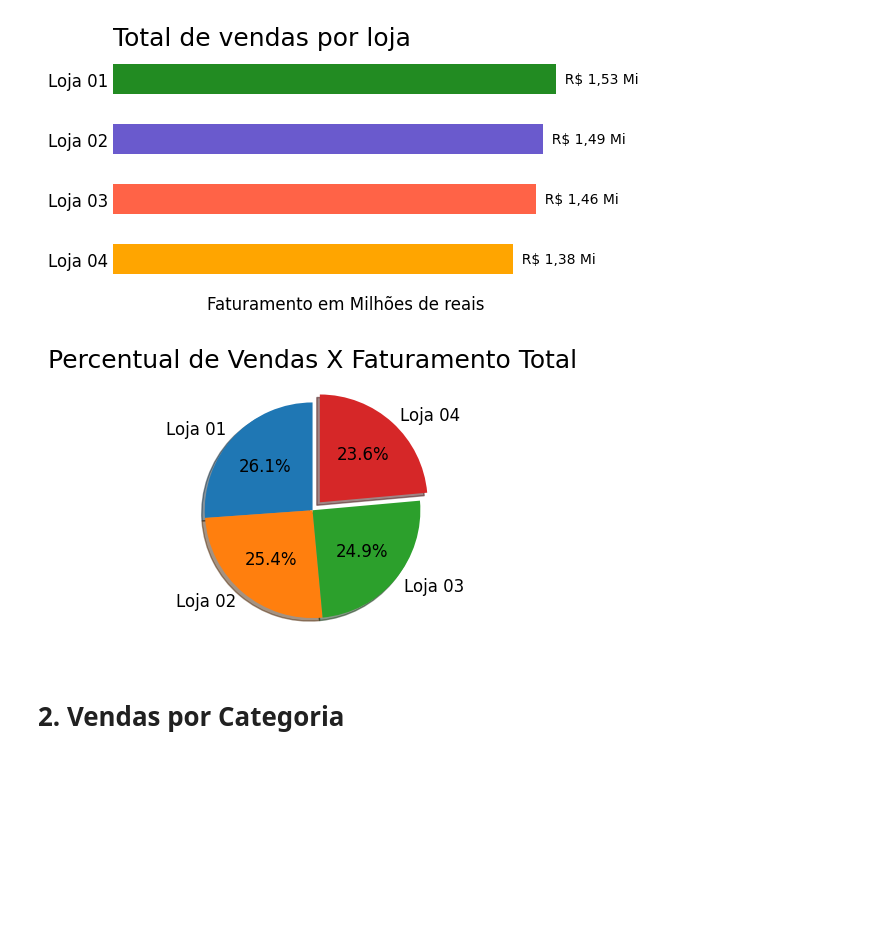
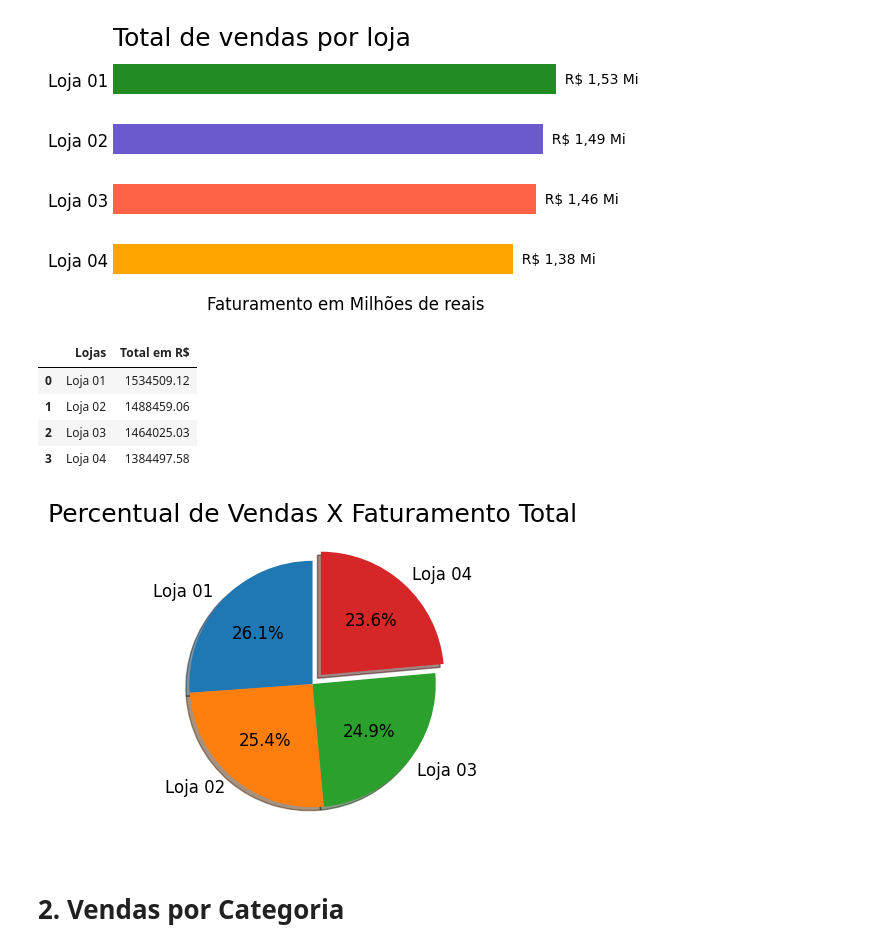
Before and after one commit to carlos-000-carlos/Challenge_1-Alura_Store-Cabral, a Jupyter notebook: AluraStoreBr.ipynb, the cells around one changed output. Cells and saved outputs as stored; diff of their text form; code cells hidden in the pictures; blank space fills up the shorter version.

```diff
--- a/AluraStoreBr.ipynb
+++ b/AluraStoreBr.ipynb
@@ -155,20 +155,30 @@ for i in range(len(lojas)):
 
 s = pd.DataFrame(s)
 s.columns = ['Lojas', 'Total em R$']
-
-serie_pizza = s.set_index('Lojas')['Total em R$']
-
-# 3. Plote o gráfico de pizza
-plt.figure(figsize=(12, 3.5)) # Define o tamanho da figura
-explode = (0, 0, 0, 0.1)
-serie_pizza.plot(kind='pie', fontsize = 12, autopct='%1.1f%%',
-                 shadow=True, explode = explode, startangle=90)
-
-plt.title('Percentual de Vendas X Faturamento Total', fontsize = 18)
-plt.ylabel('') # Remove o rótulo do , eixo Y
-plt.show()
+s
 # %% [output]
-[figure, removed]
+|  | Lojas | Total em R$ |
+| 0 | Loja 01 | 1534509.12 |
+| 1 | Loja 02 | 1488459.06 |
+| 2 | Loja 03 | 1464025.03 |
+| 3 | Loja 04 | 1384497.58 |
+# %%
+import matplotlib.pyplot as plt
+
+
+# Plote o gráfico de pizza
+serie_pizza = s.set_index('Lojas')['Total em R$']
+
+plt.figure(figsize=(12, 4)) # Define o tamanho da figura
+explode = (0, 0, 0, 0.1)
+serie_pizza.plot(kind='pie', fontsize = 12, autopct='%1.1f%%',
+                 shadow=True, explode = explode, startangle=90)
+
+plt.title('Percentual de Vendas X Faturamento Total', fontsize = 18)
+plt.ylabel('') # Remove o rótulo do , eixo Y
+plt.show()
+# %% [output]
+[figure, added]
 # %% [markdown]
 # 2. Vendas por Categoria
 # %%
```
Also changed, not shown: parts of 4 cells of this notebook.
